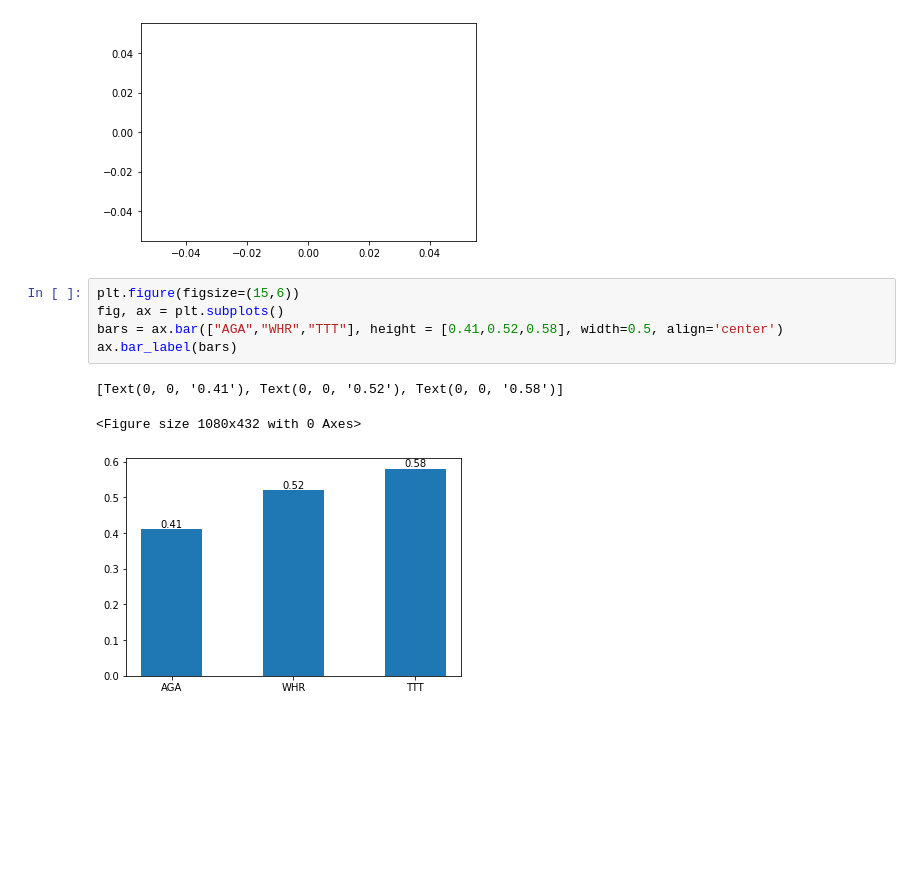
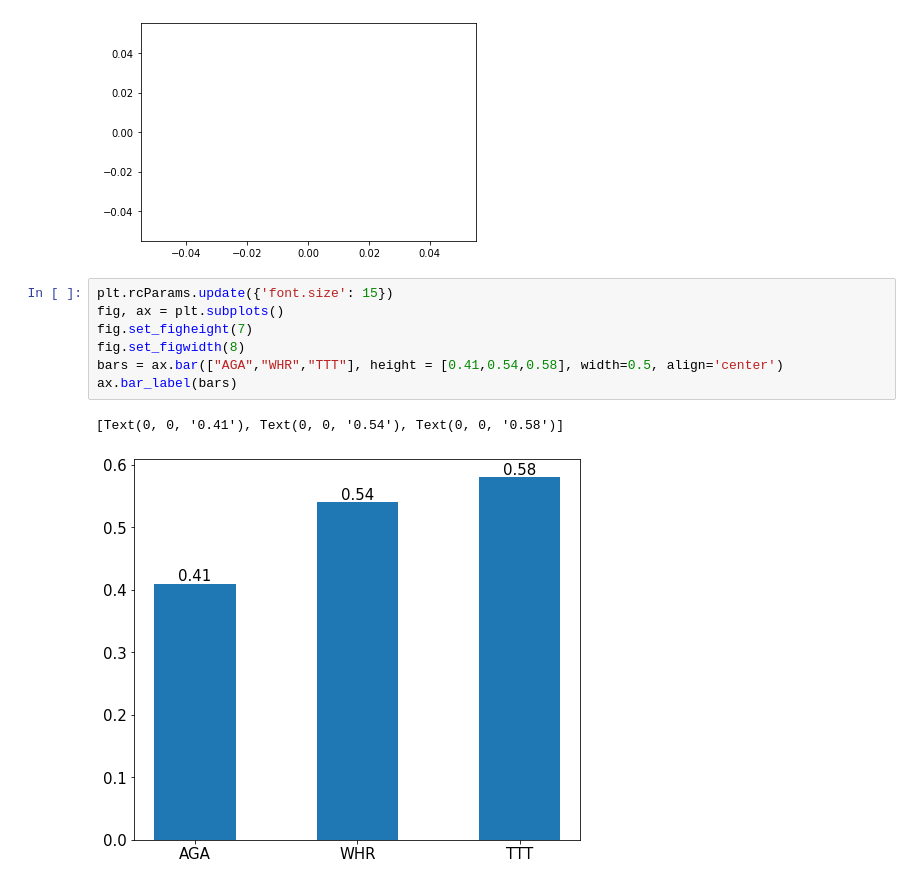
Before and after one commit to glandfried/handicap, a Jupyter notebook: estimations/aago/demo_analysis.ipynb, the cells around one changed output. Drawn from its saved outputs; the diff is of its cells as text; blank space fills up the shorter version.

```diff
--- a/estimations/aago/demo_analysis.ipynb
+++ b/estimations/aago/demo_analysis.ipynb
@@ -62,11 +62,12 @@ plt.plot(lc_id['day'], lc_id['mu'], label = id)
 [<matplotlib.lines.Line2D at 0x...>]
 [figure]
 # %%
-plt.figure(figsize=(15,6))
+plt.rcParams.update({'font.size': 15})
 fig, ax = plt.subplots()
-bars = ax.bar(["AGA","WHR","TTT"], height = [0.41,0.52,0.58], width=0.5, align='center')
+fig.set_figheight(7)
+fig.set_figwidth(8)
+bars = ax.bar(["AGA","WHR","TTT"], height = [0.41,0.54,0.58], width=0.5, align='center')
 ax.bar_label(bars)
 # %% [output]
-[Text(0, 0, '0.41'), Text(0, 0, '0.52'), Text(0, 0, '0.58')]
+[Text(0, 0, '0.41'), Text(0, 0, '0.54'), Text(0, 0, '0.58')]
-<Figure size 1080x432 with 0 Axes>
-[figure, old version]
+[figure, new version]
```
Also changed, not shown: parts of 4 cells of this notebook, 1 other file.
